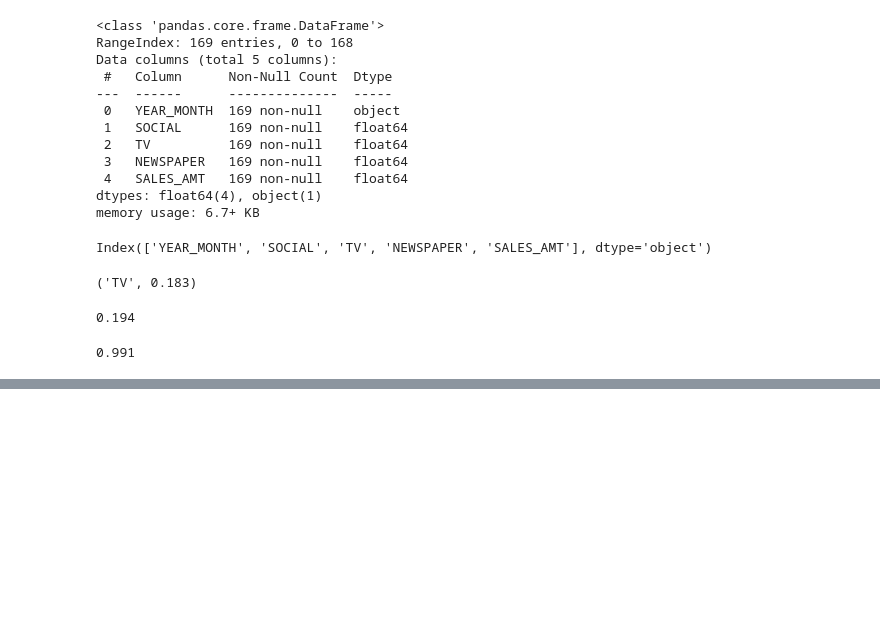
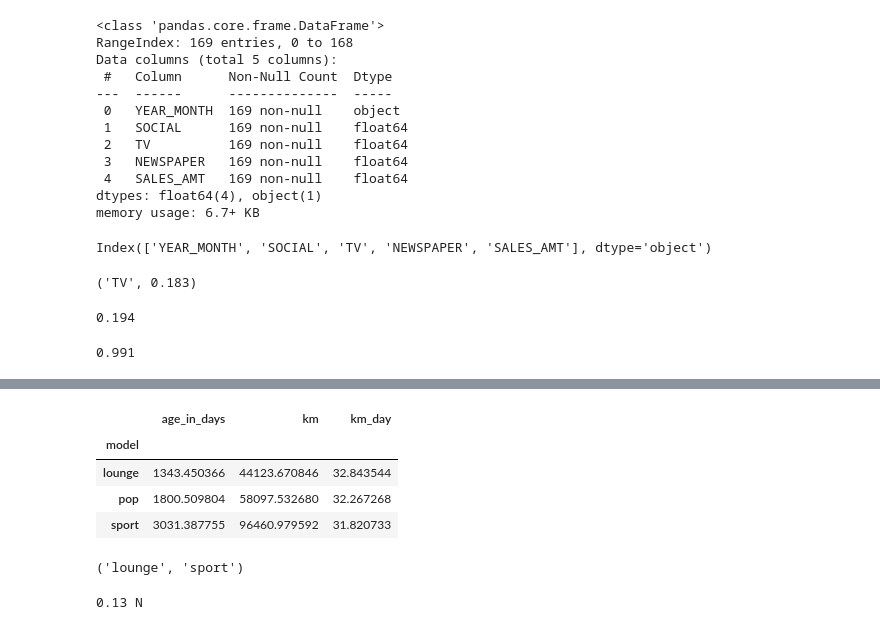
Before and after one commit to Jeong-Beom/TIL, a Jupyter notebook: Self-Study/복습 및 자습/ProDS/문제풀이연습03.ipynb, the cells around one changed output, grey strips where cells are left out. Drawn from its saved outputs; the diff is of its cells as text; code cells hidden in the pictures; blank space fills up the shorter version.

```diff
--- a/Self-Study/복습 및 자습/ProDS/문제풀이연습03.ipynb
+++ b/Self-Study/복습 및 자습/ProDS/문제풀이연습03.ipynb
@@ -783,3 +793,6 @@ q3_out=ttest_ind(g1, g0, equal_var=True)
 round(q3_out.pvalue, 3)
 # %% [output]
 0.991
+# %%
+data=pd.read_csv(PATH + 'Dataset_10.csv')
+data.info()
@@ -785,0 +817,56 @@ round(q3_out.pvalue, 3)
+# %%
+# =============================================================================
+# 1.이전 소유자 수가 한 명이고 엔진 파워가 51인 차에 대해 모델별 하루 평균 운행
+# 거리를 산출하였을 때 가장 낮은 값을 가진 모델이 가장 큰 값을 가진 모델에 대한
+# 비율은 얼마인가? 소수점 셋째 자리에서 반올림하여 소수점 둘째 자리까지
+# 기술하시오.
+# (모델별 평균 → 일평균 → 최대최소 비율 계산) (답안 예시) 0.12
+# =============================================================================
+x_list = ['model', 'engine_power', 'age_in_days', 'km', 'previous_owners', 'price']
+q1 = data[x_list].dropna().copy()
+q1_tab = q1[q1.previous_owners == 1]
+q1_tab1 = q1_tab[q1_tab.engine_power == 51].reset_index(drop=True)
+q1_tab1['km_per_day'] = q1_tab1.km / q1_tab1.age_in_days
+q1_out = pd.pivot_table(q1_tab1, index = 'model', values = ['age_in_days', 'km'])
+q1_out['km_day'] = q1_out['km'] / q1_out['age_in_days']
+q1_out
+# %% [output]
+|  | age_in_days | km | km_day |
+| model |  |  |  |
+| lounge | 1343.450366 | 44123.670846 | 32.843544 |
+| pop | 1800.509804 | 58097.532680 | 32.267268 |
+| sport | 3031.387755 | 96460.979592 | 31.820733 |
+# %%
+q1=data[data['previous_owners'] == 1]
+q1=q1[q1['engine_power']==51]
+
+q1_tab=pd.pivot_table(q1, index='model',
+                      values=['km','age_in_days'])
+
+# (2) 일평균 운행거리
+q1_tab['km_day']=q1_tab['km']/q1_tab['age_in_days']
+
+q1_tab['km_day'].min()/q1_tab['km_day'].max()
+q1_tab['km_day'].idxmax(), q1_tab['km_day'].idxmin()
+# %% [output]
+('lounge', 'sport')
+# %%
+# =============================================================================
+# 2.운행 일수에 대한 운행 거리를 산출하고, 위 1번 문제에서 가장 큰 값을 가지고 있던
+# 모델과 가장 낮은 값을 가지고 있던 모델 간의 운행 일수 대비 운행거리 평균이 다른지
+# 적절한 통계 검정을 수행하고 p-value를 소수점 세자리 이하는 버리고 소수점
+# 두자리까지 기술하고 기각 여부를 Y / N로 답하시오. (등분산을 가정하고 equal_var =
+# True / var.equal = T로 분석을 실행하시오.)
+# (답안 예시) 0.23, Y
+# =============================================================================
+q2 = q1[q1.model.isin(['lounge', 'sport'])].reset_index(drop = True).copy()
+q2['km_per_day'] = q2.km / q2.age_in_days
+maxgroup = q2[q2.model == 'lounge'].km_per_day
+mingroup = q2[q2.model == 'sport'].km_per_day
+from scipy.stats import ttest_ind
+if ttest_ind(maxgroup, mingroup, equal_var=True).pvalue < 0.05:
+    print(round(ttest_ind(maxgroup, mingroup, equal_var=True).pvalue, 2), 'Y')
+else:
+    print(round(ttest_ind(maxgroup, mingroup, equal_var=True).pvalue, 2), 'N')
+# %% [output]
+0.13 N
```
Also changed, not shown: parts of 7 cells of this notebook.
